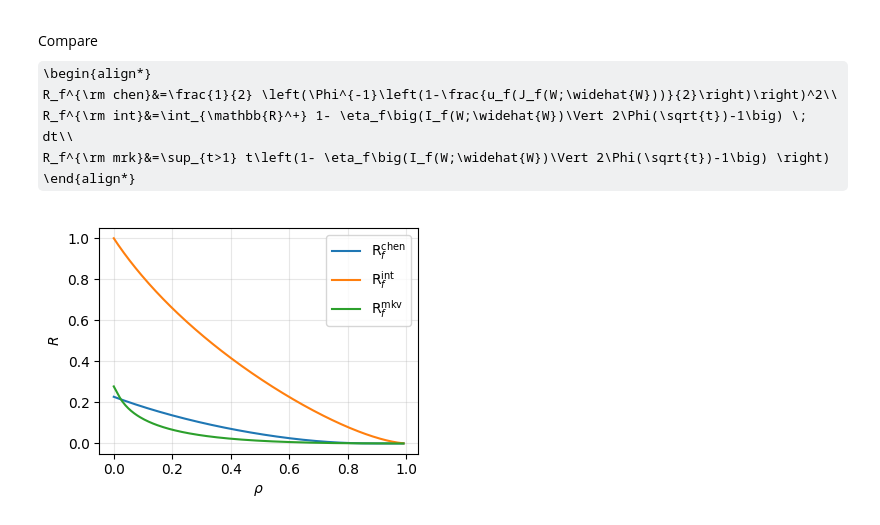
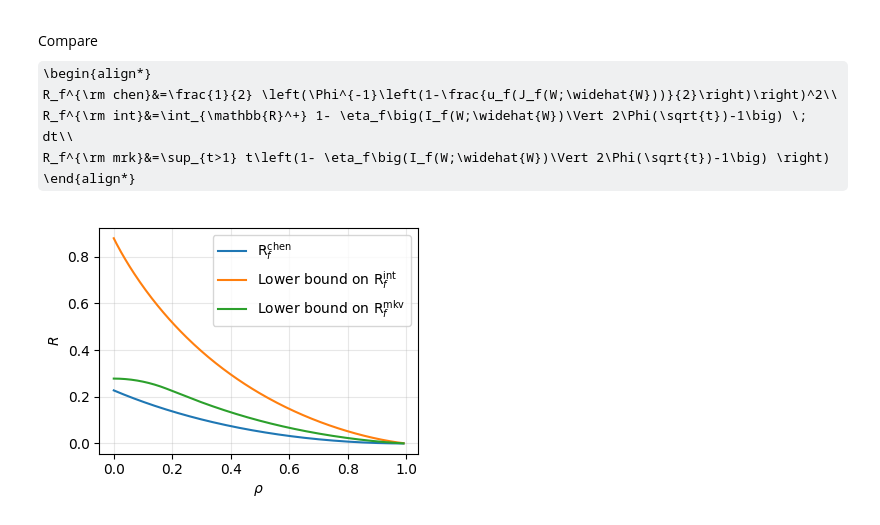
Before and after one commit to zhiyi-set/Compute-Risk-Lower-Bounds, a Jupyter notebook: ISIT.ipynb, the cells around one changed output. Drawn from its saved outputs; the diff is of its cells as text; code cells hidden in the pictures; some formulas as TeX source.

```diff
--- a/ISIT.ipynb
+++ b/ISIT.ipynb
@@ -199,7 +197,7 @@ def plot_Rs_vs_epsilon(k=10, divergence="kl", n_points=400, device="cpu"):
   # plt.savefig("eg1-tv.pdf", format="pdf", bbox_inches="tight")
   plt.show()
 # %%
-k = 50
-divergence = "h2"   # choose: "kl", "tv", "chi2", "h2"
+k = 3
+divergence = "kl"   # choose: "kl", "tv", "chi2", "h2"
 plot_Rs_vs_epsilon(k=k, divergence=divergence, n_points=401)
 # %% [output]
@@ -271,7 +269,7 @@ def eta_H2(C, q):
 
 # I_f and J_f
 def I_KL(rho):
-  return -0.5 * torch.log((1.0 - rho)**2)
+  return -0.5 * torch.log(1.0 - rho**2)
 
 def J_KL(rho):
   return I_KL(rho)
@@ -485,24 +483,24 @@ def plot_curves(out, div="kl"):
   plt.figure(figsize=(4, 3))
   # plt.plot(rhos, y_0, label=r"$R(\mu)$") #real value of R(\mu)
   plt.plot(rhos, y1, label=r"$\mathsf{R}_f^{\rm chen}$")
-  plt.plot(rhos, y2, label=r"$\mathsf{R}_f^{\rm int}$")
-  plt.plot(rhos, y3, label=r"$\mathsf{R}_f^{\rm mkv}$")
+  plt.plot(rhos, y2, label=r"Lower bound on $\mathsf{R}_f^{\rm int}$")
+  plt.plot(rhos, y3, label=r"Lower bound on $\mathsf{R}_f^{\rm mkv}$")
   plt.xlabel(r"$\rho$")
   plt.ylabel(r"$R$")
   plt.grid(True, alpha=0.3)
   plt.legend()
   # # save plot as a vector graph
   plt.tight_layout()
-  plt.savefig("eg2-h2.pdf", format="pdf", bbox_inches="tight")
+  plt.savefig("eg2-kl.pdf", format="pdf", bbox_inches="tight")
   plt.show()
 # %%
 # choose div in { "kl", "tv", "chi2", "h2" }
-div = "h2"
+div = "kl"
 # out is a dict
 out = compute_curves(div,
     rho_max=0.99, n_rho=200,
     gh_n=370, x_max=8.0, n_x=20000)
 
 plot_curves(out, div)
 # %% [output]
-[figure, old version]
+[figure, new version]
```
Also changed, not shown: parts of 2 cells of this notebook.
